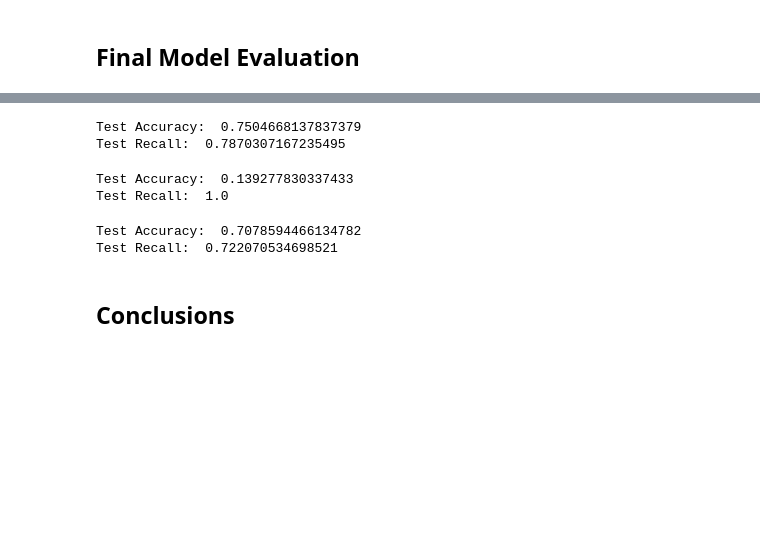
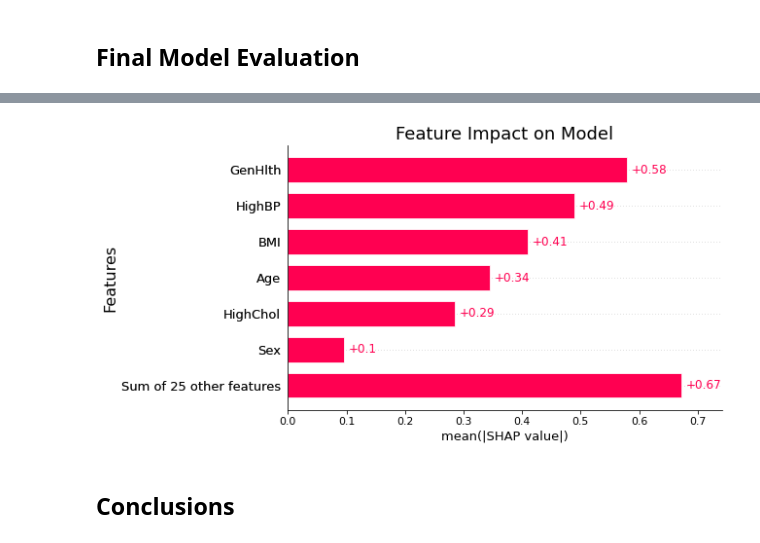
Before and after one commit to bentoler22/Flatiron_Phase_3_Project, a Jupyter notebook: Diabetes_Classification.ipynb, the cells around one changed output, grey strips where cells are left out. Cells and saved outputs as stored; diff of their text form; code cells hidden in the pictures; blank space fills up the shorter version.

Commit message:
final model evaluation

```diff
--- a/Diabetes_Classification.ipynb
+++ b/Diabetes_Classification.ipynb
@@ -290,7 +307,7 @@ xgb_param_grid = {
 grid_xgb = GridSearchCV(xgb, xgb_param_grid, scoring=['accuracy', 'recall'],
                         cv=3, n_jobs=1, refit='recall',
                         return_train_score=True)
-grid_xgb.fit(X_train_resampled, y_train_resampled)
+grid_xgb.fit(X_train, y_train)
 
 best_parameters = grid_xgb.best_params_
 
@@ -299,0 +324,12 @@ for param_name in sorted(best_parameters.keys()):
+# %%
+#instantiate a baseline XGBoost Classifier
+xgb_tuned = XGBClassifier(learning_rate=0.1,
+                         max_depth=5,
+                         min_child_weight=1,
+                         n_estimators=100,
+                         subsample=0.7)
+
+#run cross-validation
+xgb_tuned_results  = cross_validate(xgb_tuned, X_train, y_train,
+                                  scoring=('accuracy', 'recall'),
+                                  return_train_score=True)
@@ -359,11 +390,15 @@ test_recall: 0.9060897497632421
 X_final = X_train_scaled
 y_final = y_train
 
-final_model = RandomForestClassifier()
+final_model = xgb_tuned
 final_model.fit(X_final, y_final)
 
-y_pred = final_model.predict(X_test_scaled)
+y_pred_test = final_model.predict(X_test_scaled)
+y_pred_train = final_model.predict(X_train_scaled)
 
-print("Test Accuracy: ", accuracy_score(y_test, y_pred))
-print("Test Recall: ", recall_score(y_test, y_pred))
+
+print("Test Accuracy: ", accuracy_score(y_test, y_pred_test))
+print("Train Accuracy: ", accuracy_score(y_train, y_pred_train))
+print("Test Recall: ", recall_score(y_test, y_pred_test))
+print("Train Recall: ", recall_score(y_train, y_pred_train))
 # %% [output]
@@ -380,22 +409,2 @@ Test Recall:  0.7356529597830999
-# %%
-X_final = X_train_scaled
-y_final = y_train
-
-final_model = XGBClassifier()
-final_model.fit(X_final, y_final)
-
-y_pred = final_model.predict(X_test_scaled)
-
-print("Test Accuracy: ", accuracy_score(y_test, y_pred))
-print("Test Recall: ", recall_score(y_test, y_pred))
-# %% [output]
-Test Accuracy:  0.7504668137837379
-Test Recall:  0.7870307167235495
-# %%
-print("Test Accuracy: ", accuracy_score(y_test, y_pred))
-print("Test Recall: ", recall_score(y_test, y_pred))
-# %% [output]
-Test Accuracy:  0.139277830337433
-Test Recall:  1.0
 # %%
 # explain the model's predictions using SHAP
@@ -415,17 +414,10 @@ def plot_feature_importances(model):
-# %%
-X_final = X_train_scaled
-y_final = y_train
-
-final_model = KNeighborsClassifier()
-final_model.fit(X_final, y_final)
-
-y_pred = final_model.predict(X_test_scaled)
-
-print("Test Accuracy: ", accuracy_score(y_test, y_pred))
-print("Test Recall: ", recall_score(y_test, y_pred))
-# %% [output]
-Test Accuracy:  0.7078594466134782
-Test Recall:  0.722070534698521
+# %%
+shap.plots.bar(shap_values, max_display=7, show=False)
+plt.title('Feature Impact on Model', fontsize=18);
+plt.ylabel('Features', fontsize=16)
+plt.show();
+# %% [output]
+[figure, added]
 # %% [markdown]
 ## Conclusions
 # %% [markdown]
```
Also changed, not shown: parts of 23 cells of this notebook, 2 other files.
